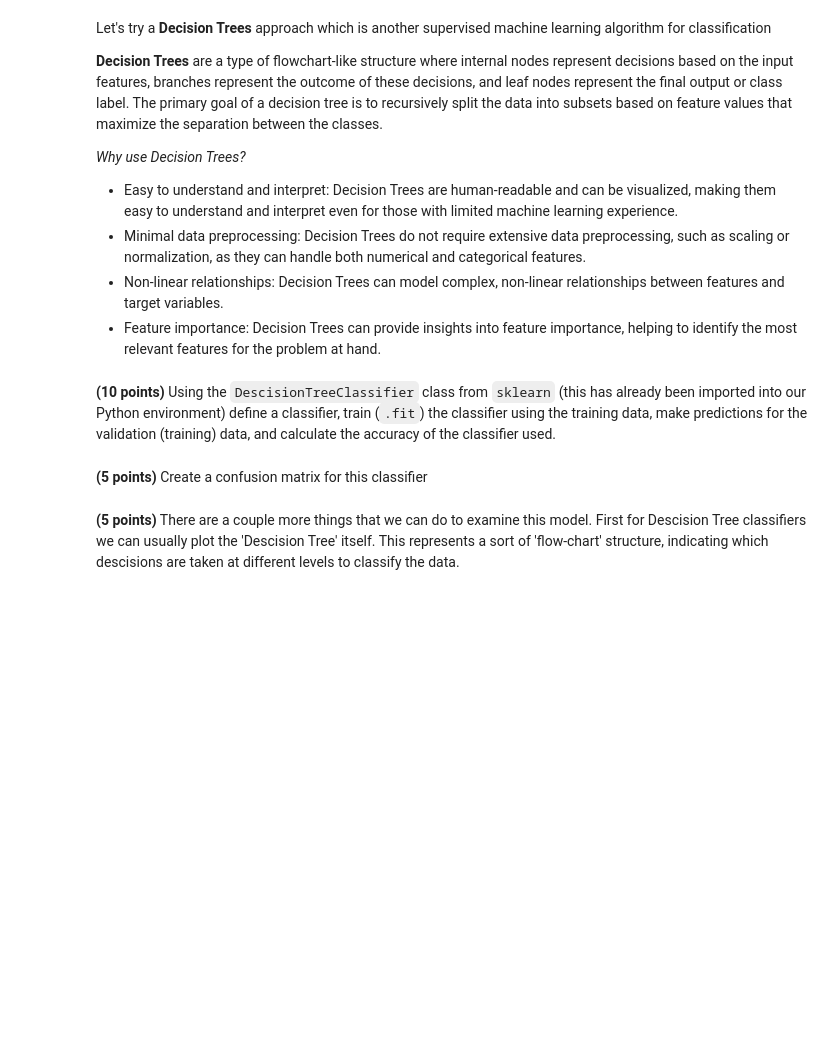
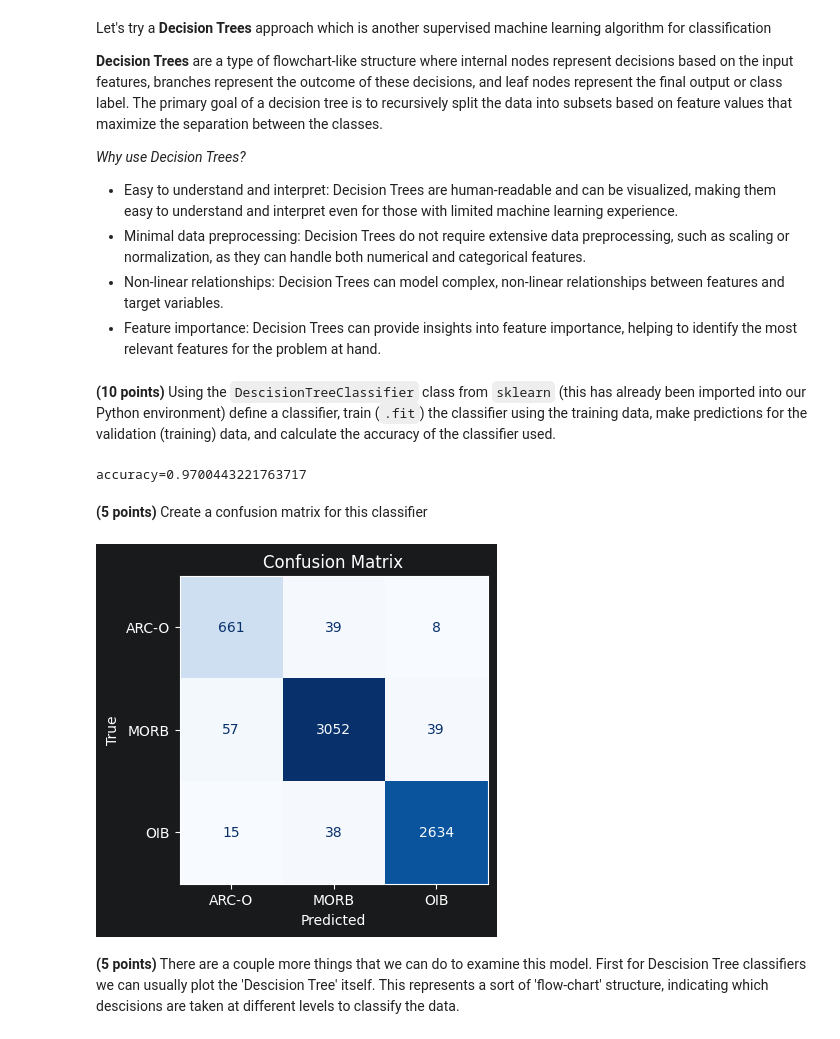
Before and after one commit to ItsukiKigoshi/EPS88_Gleeson, a Jupyter notebook: Week 11 - classification.ipynb, the cells around one changed output. Cells and saved outputs as stored; diff of their text form; code cells hidden in the pictures; blank space fills up the shorter version.

```diff
--- a/Week 11 - classification.ipynb
+++ b/Week 11 - classification.ipynb
@@ -465,8 +465,8 @@ What we've done so far is relatively simplistic (compared to other machine learn
 3. Impute missing values using median imputation: most classifiers cannot handle missing values in the input data. Therefore, missing values in the dataset need to be imputed (filled in) before training the classifier. Let's use median imputation which replaces the missing values with the median of the non-missing values in the same column. We can import and use the `SimpleImputer` function.
 # %%
 ## Prepare the data into features (X) and target (y)
-X =
-y =
+X = basalt_filt.select_dtypes(include=[np.number])
+y = basalt_filt['type']
 
 ## We will keep the column names for later use
 columns = X.columns
@@ -476,10 +476,11 @@ le = LabelEncoder()
 y_encoded = le.fit_transform(y)
 
 ## Impute missing values using median imputation
-imputer = SimpleImputer(
+imputer = SimpleImputer(strategy='median')
 X = imputer.fit_transform(X)
 
 ## Split the data into training and test sets using 30% of the data for testing
+X_train, X_test, y_train, y_test = train_test_split(X, y_encoded, test_size=0.3, random_state=42)
 # %% [markdown]
 Let's try a **Decision Trees** approach which is another supervised machine learning algorithm for classification
 
@@ -495,12 +496,17 @@ Let's try a **Decision Trees** approach which is another supervised machine lear
 **(10 points)** Using the `DescisionTreeClassifier` class from `sklearn` (this has already been imported into our Python environment) define a classifier, train (`.fit`) the classifier using the training data, make predictions for the validation (training) data, and calculate the accuracy of the classifier used.
 # %%
 ## Define the decision tree classifier
-classifier =
+classifier = DecisionTreeClassifier(random_state=42)
 
 ## Train the model
+classifier.fit(X_train, y_train)
 
 ## Make predictions on the test set
-
+y_pred = classifier.predict(X_test)
 ## Evaluate the classifier
+accuracy = accuracy_score(y_test, y_pred)
+print(f"{accuracy=}")
+# %% [output]
+accuracy=0.9700443221763717
 # %% [markdown]
 **(5 points)** Create a confusion matrix for this classifier
@@ -509,3 +513,20 @@ classifier =
+# %%
+## Calculate the confusion matrix using the confusion_matrix function
+cm = confusion_matrix(y_test, y_pred)
+
+fig, ax = plt.subplots(figsize=(4, 4))
+class_names = le.inverse_transform(np.unique(y_test)).astype(str)
+
+## Plot the confusion matrix using ConfusionMatrixDisplay
+disp = ConfusionMatrixDisplay(confusion_matrix=cm, display_labels=class_names)
+disp.plot(cmap=plt.cm.Blues, ax=ax, values_format='d', colorbar=False)
+
+ax.set_title('Confusion Matrix')
+ax.set_xlabel('Predicted')
+ax.set_ylabel('True')
+plt.show()
+# %% [output]
+[figure, added]
 # %% [markdown]
 **(5 points)** There are a couple more things that we can do to examine this model. First for Descision Tree classifiers we can usually plot the 'Descision Tree' itself. This represents a sort of 'flow-chart' structure, indicating which descisions are taken at different levels to classify the data.
 # %%
```
Also changed, not shown: parts of 5 cells of this notebook.
